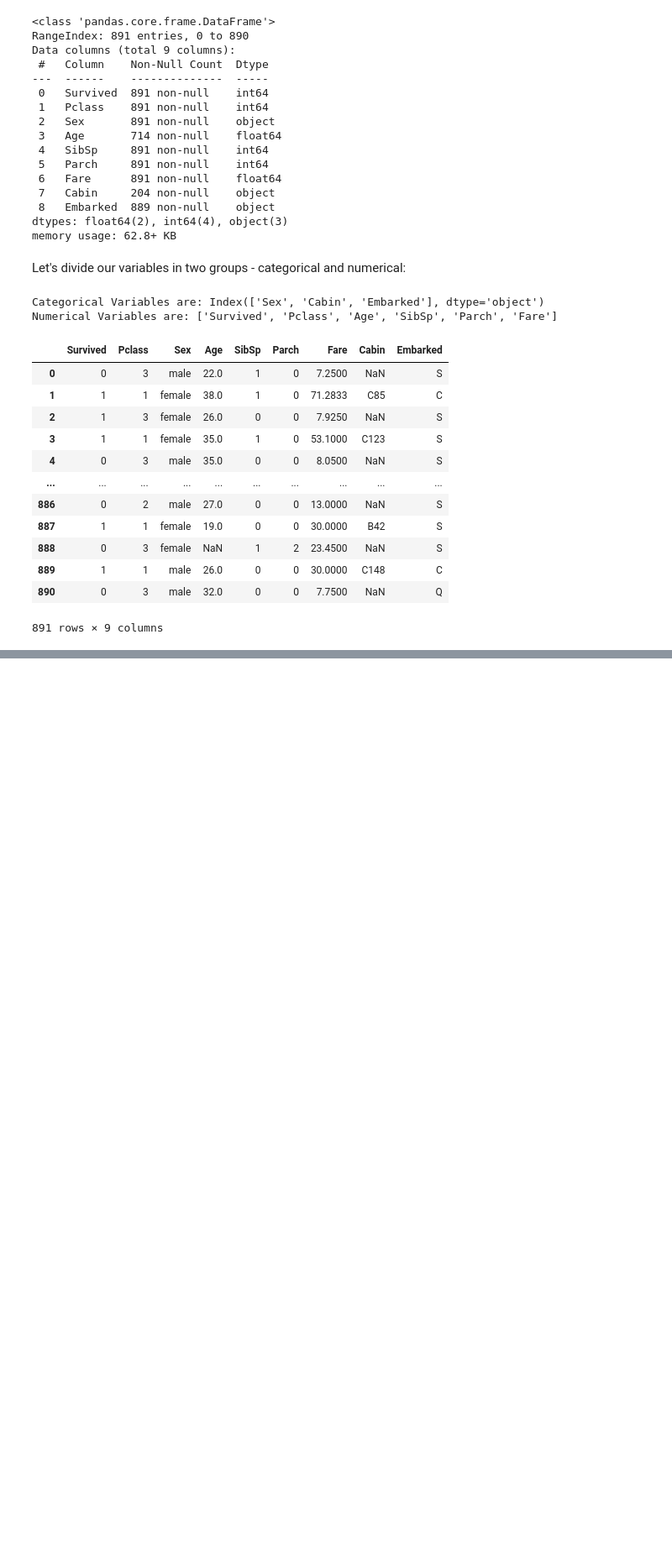
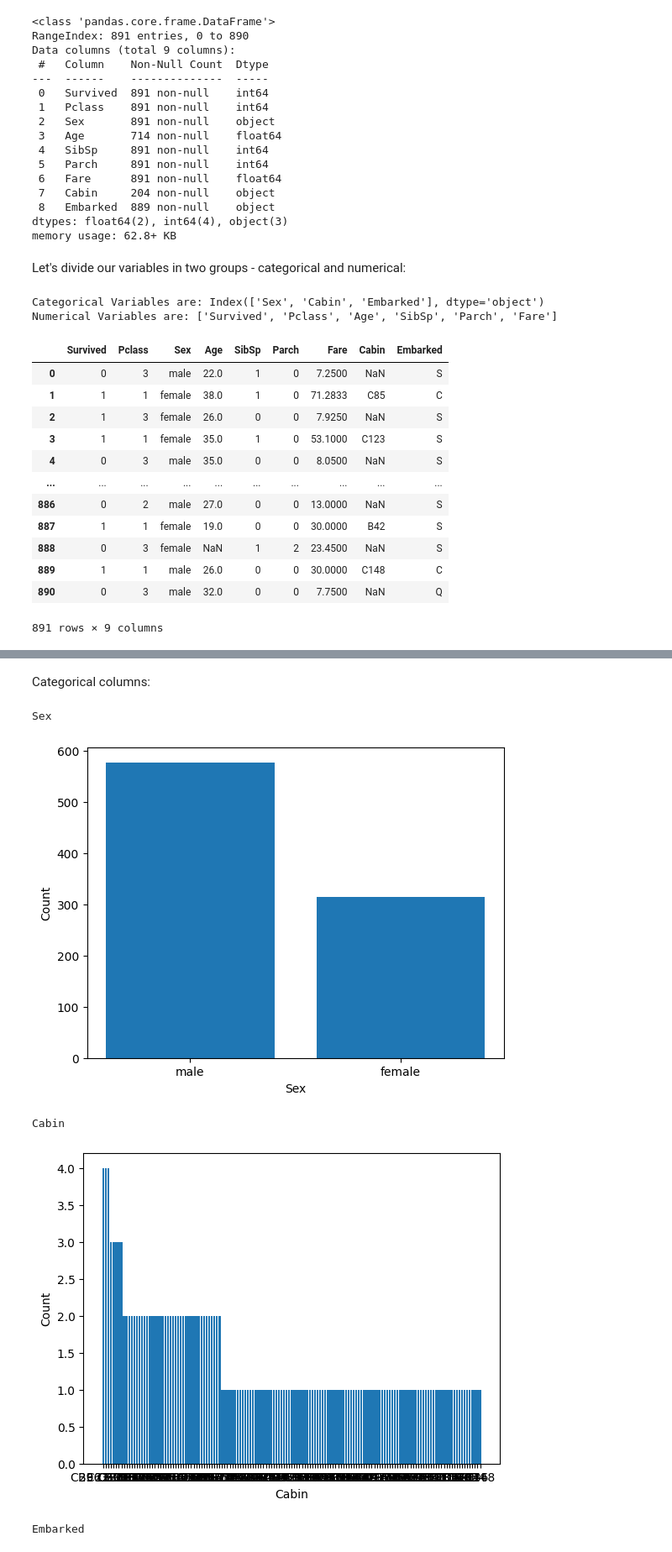
Before and after one commit to Korniev/Machine-Learning-projects, a Jupyter notebook: Getting_Started_with_Titanic.ipynb, the cells around one changed output, grey strips where cells are left out. Shown: that part at 84% size. Saved outputs shown, nothing was run; the diff lists cells and outputs as text; code cells hidden in the pictures; blank space fills up the shorter version.

```diff
--- a/Getting_Started_with_Titanic.ipynb
+++ b/Getting_Started_with_Titanic.ipynb
@@ -216,0 +244,15 @@ train_data
+# %% [markdown]
+Categorical columns:
+# %%
+for col in cat_colm:
+    print(col)
+    plt.bar(train_data[col].value_counts().index, train_data[col].value_counts().values)
+    plt.xlabel(col)
+    plt.ylabel("Count")
+    plt.show()
+# %% [output]
+Sex
+[figure, added]
+Cabin
+[figure, added]
+Embarked
```
Also changed, not shown: parts of 39 cells of this notebook.
